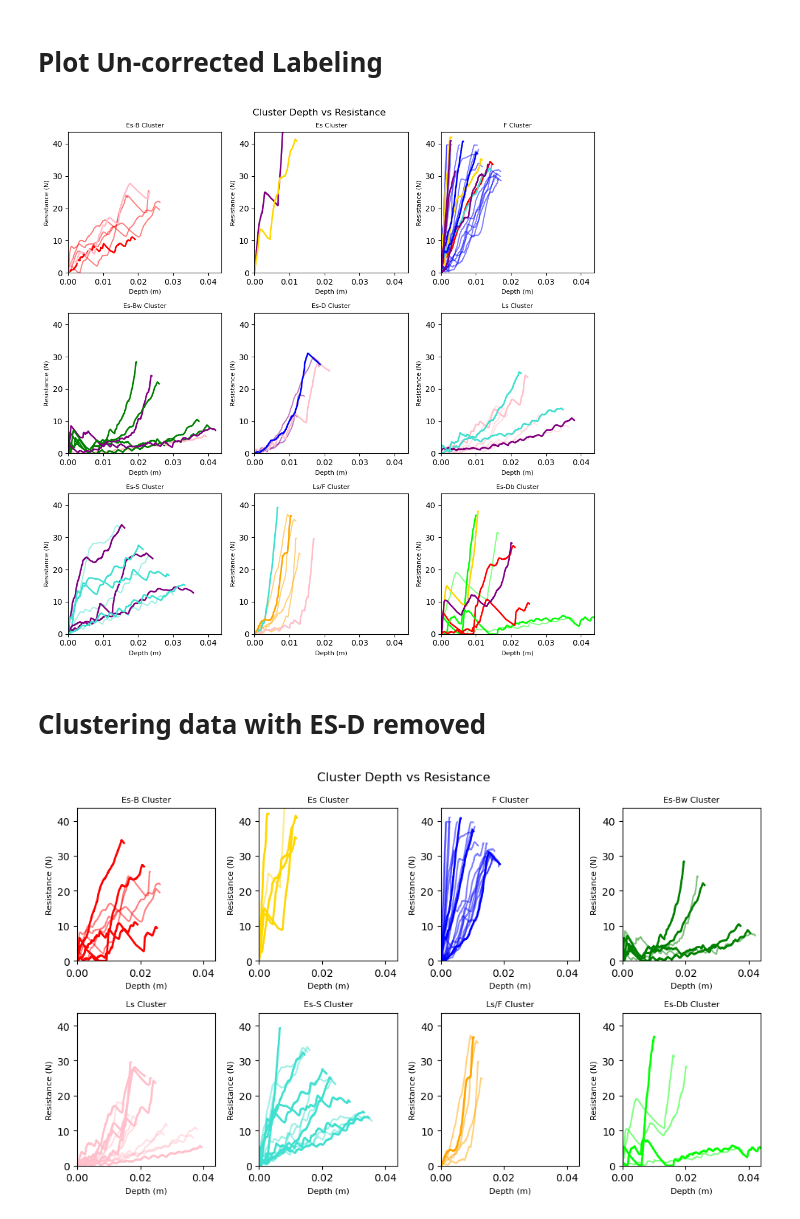
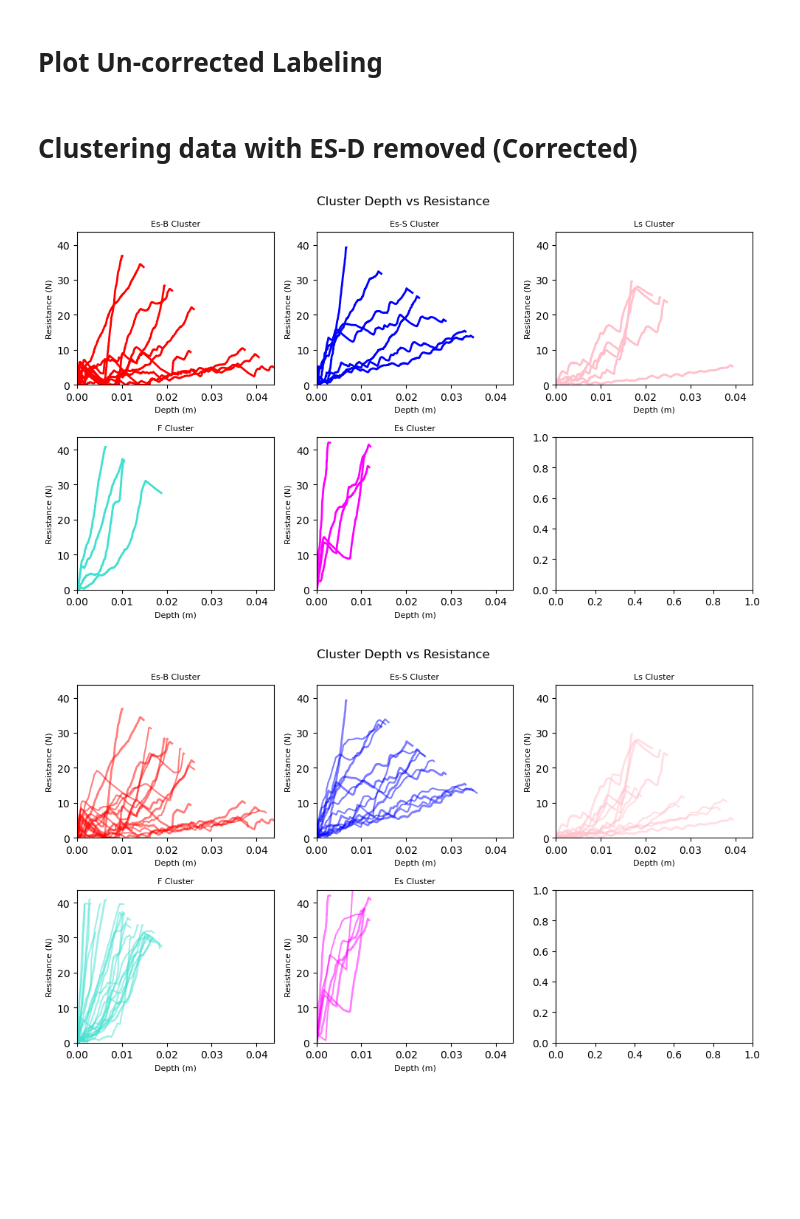
Before and after one commit to liamtbo/LASSIE, a Jupyter notebook: marions_clustering.ipynb, the cells around one changed output. Saved outputs shown, nothing was run; the diff lists cells and outputs as text; code cells hidden in the pictures; blank space fills up the shorter version.

Commit message:
implemented plotting without ed-d a while ago ...., Im saving before making sure filenames are always pass down

```diff
--- a/marions_clustering.ipynb
+++ b/marions_clustering.ipynb
@@ -26,8 +26,9 @@ data_features = plotting.extract_needed_cols(data_features, remove_cols=['feifei
 clustering_features = plotting.extract_numerical_features(data_features)
 
 
-ylabel_name = 'marions_ylabels_3'
-ylabel_to_cluster_num = {'ES-B':0, 'ES':1, 'F':2, 'ES-BW':3, 'ES-D':4, 'LS':5, 'ES-S':6, 'LS/F':7, 'ES-DB':8}
+# ylabel_name = 'marions_ylabels'
+ylabel_name = 'marions_ylabels_deduction'
+ylabel_to_cluster_num = {'ES-B':0, 'ES-BW':1, 'ES-S':2, 'ES-S-Plates':3, 'ES-D':4, 'LS':5, 'F':6, 'LS/F':7, 'ES-DB':8, 'ES': 9}
 marions_labeled_data = data_features[data_features[ylabel_name].notna()].copy() # removes NaN's which correspond to non-labled data
 print(f'marions_labeled_data: \n{marions_labeled_data[:3]}')
 # %% [output]
@@ -151,26 +152,27 @@ plotting.plot_pca(corrected_pseudo_labeled_data, corrected_pseudo_labeled_data[f
 # %% [markdown]
 # Plot Un-corrected Labeling
 # %%
-plotting.plot_clusters_seperately(pseudo_labeled_data[f'pseudo_{ylabel_name}_nums'],
-                                  curve_data, ylabel_name, cluster_category_names=list(ylabel_to_cluster_num.keys()),
-                                  pseudo_corrections=marions_labeled_data)
-plotting.plot_pca(pseudo_labeled_data, pseudo_labeled_data[f'pseudo_{ylabel_name}_nums'], graph_title="Clustering Un-corrected Pseudo Labeled Data", num_pc=3, ylabel_name=ylabel_name, centroids=label_centroids)
+# plotting.plot_clusters_seperately(pseudo_labeled_data[f'pseudo_{ylabel_name}_nums'],
+#                                   curve_data, ylabel_name, cluster_category_names=list(ylabel_to_cluster_num.keys()),
+#                                   pseudo_corrections=marions_labeled_data)
+# plotting.plot_pca(pseudo_labeled_data, pseudo_labeled_data[f'pseudo_{ylabel_name}_nums'], graph_title="Clustering Un-corrected Pseudo Labeled Data", num_pc=3, ylabel_name=ylabel_name, centroids=label_centroids)
-# %% [output]
-[figure, removed]
 # %% [markdown]
-# Clustering data with ES-D removed
+# Clustering data with ES-D removed (Corrected)
 # %%
 # should labels be fixed or not
 removed_dark_labeled_data = marions_labeled_data[marions_labeled_data[ylabel_name] != 'ES-D'].copy()
+plotting.plot_clusters_seperately(removed_dark_labeled_data[f'{ylabel_name}_nums'], curve_data, ylabel_name, bold_idxs=removed_dark_labeled_data.index.tolist(), cluster_category_names=list(ylabel_to_cluster_num.keys()))
+
 # print('ES-D' in removed_dark_labeled_data['marions_ylabels_2'].values)
 removed_dark_label_centroids = find_labels_centroids(removed_dark_labeled_data, ylabel_to_cluster_num, ylabel_name)
 removed_dark_pseudo_data = find_closest_centroid(data_features, removed_dark_label_centroids, ylabel_name)
 # print(print('ES-D' in removed_dark_pseudo_data['pseudo_marions_ylabels_2'].values))
 changed_ylabel_idxs = find_changed_ylabel_data(removed_dark_labeled_data, removed_dark_pseudo_data, ylabel_name)
 corrected_removed_dark_pseudo_data = correct_pseudo_ylabels_to_actual(removed_dark_pseudo_data, marions_labeled_data, ylabel_name, changed_ylabel_idxs)
 # print(corrected_removed_dark_pseudo_data)
 plotting.plot_clusters_seperately(corrected_removed_dark_pseudo_data[f'pseudo_{ylabel_name}_nums'], curve_data, ylabel_name, cluster_category_names=list(ylabel_to_cluster_num.keys()), pseudo_corrections=removed_dark_labeled_data)
 # print(removed_dark_label_centroids)
 plotting.plot_pca(corrected_removed_dark_pseudo_data, corrected_removed_dark_pseudo_data[f'pseudo_{ylabel_name}_nums'], 3, graph_title="", ylabel_name=ylabel_name, centroids=removed_dark_label_centroids)
 # %% [output]
-[figure, old version]
+[figure, new version]
+[figure, added]
```
Also changed, not shown: parts of 6 cells of this notebook, 3 other files.
